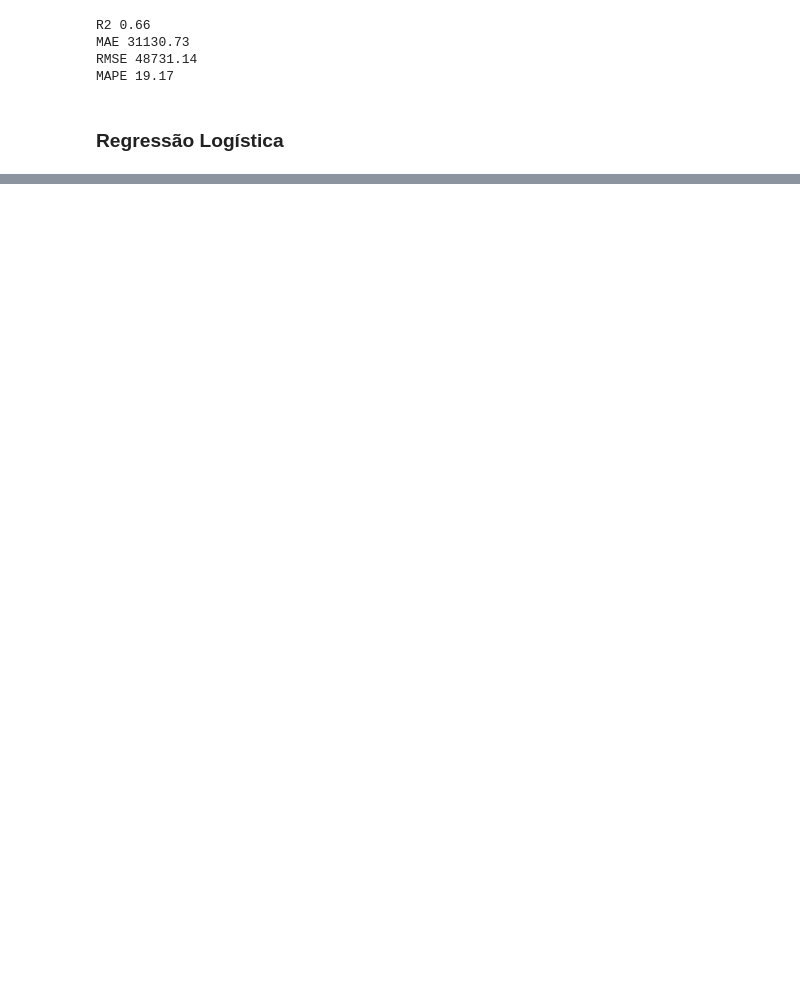
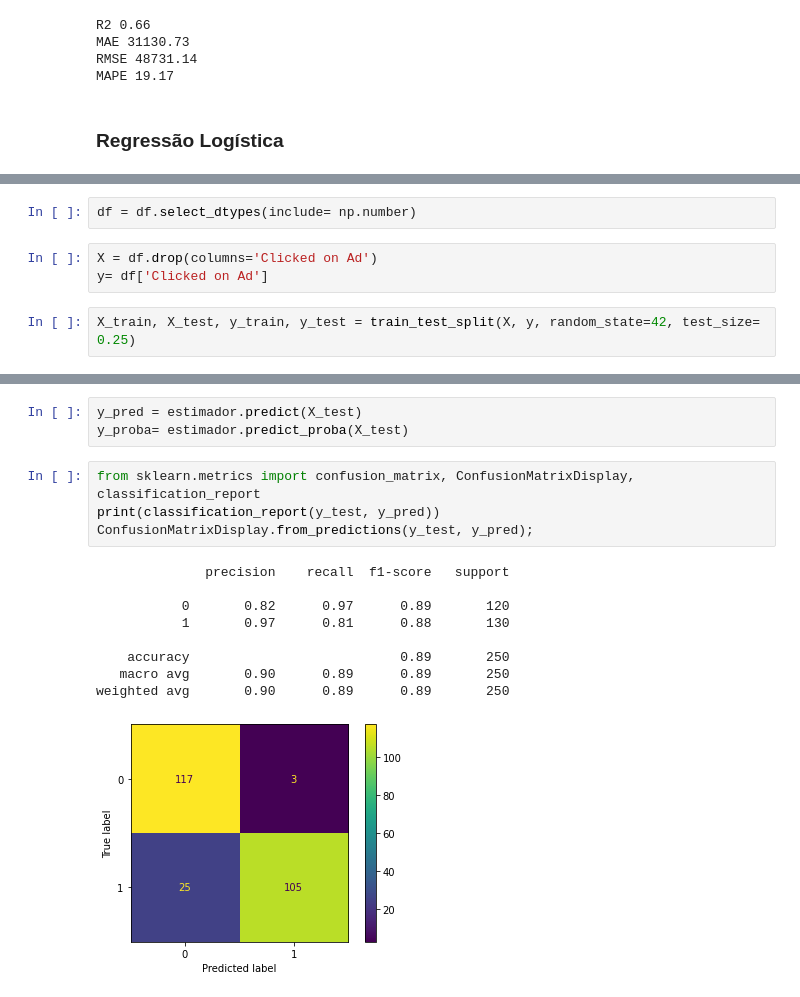
Before and after one commit to gaiogreg/aulas-LC-Safra, a Jupyter notebook: Modulo 7/Estudo.ipynb, the cells around one changed output, grey strips where cells are left out. Cells and saved outputs as stored; diff of their text form; blank space fills up the shorter version.

```diff
--- a/Modulo 7/Estudo.ipynb
+++ b/Modulo 7/Estudo.ipynb
@@ -190,3 +219,10 @@ MAPE 19.17
+# %%
+df = df.select_dtypes(include= np.number)
+# %%
+X = df.drop(columns='Clicked on Ad')
+y= df['Clicked on Ad']
+# %%
+X_train, X_test, y_train, y_test = train_test_split(X, y, random_state=42, test_size= 0.25)
 # %%
 estimador = LogisticRegression()
 estimador.fit(X_train, y_train)
@@ -201,0 +231,17 @@ LogisticRegression()
+# %%
+y_pred = estimador.predict(X_test)
+y_proba= estimador.predict_proba(X_test)
+# %%
+from sklearn.metrics import confusion_matrix, ConfusionMatrixDisplay, classification_report
+print(classification_report(y_test, y_pred))
+ConfusionMatrixDisplay.from_predictions(y_test, y_pred);
+# %% [output]
+              precision    recall  f1-score   support
+
+           0       0.82      0.97      0.89       120
+           1       0.97      0.81      0.88       130
+
+    accuracy                           0.89       250
+   macro avg       0.90      0.89      0.89       250
+weighted avg       0.90      0.89      0.89       250
+[figure, added]
```
Also changed, not shown: parts of 37 cells of this notebook.
